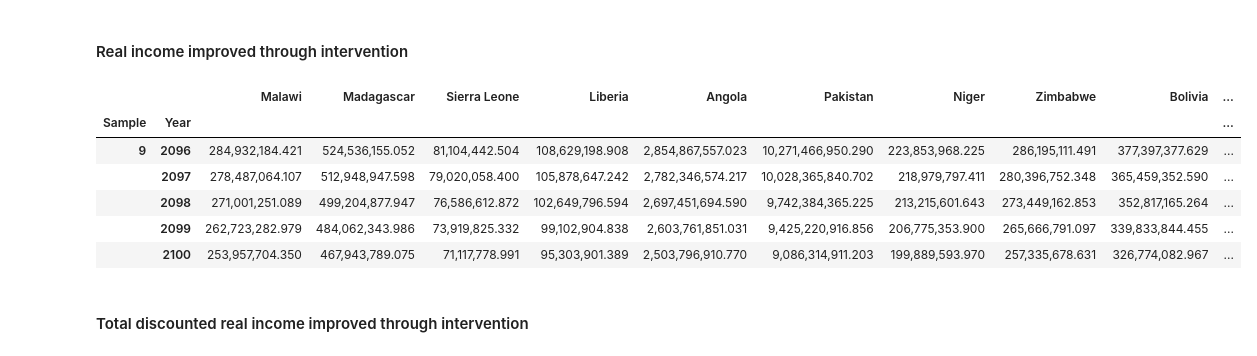
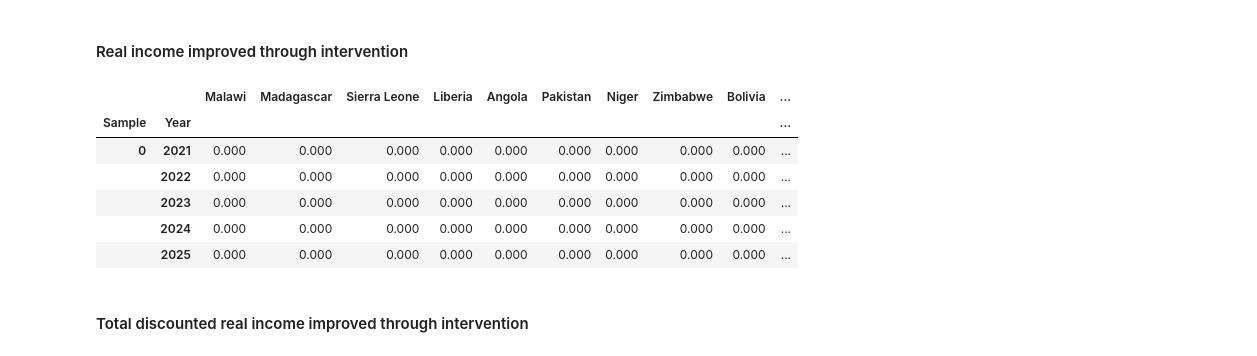
Before and after one commit to ordinaryevidence/leep-cea-2024, a Jupyter notebook: main.ipynb, the cells around one changed output. Saved outputs shown, nothing was run; the diff lists cells and outputs as text; code cells hidden in the pictures.

```diff
--- a/main.ipynb
+++ b/main.ipynb
@@ -309,7 +309,7 @@ PCT_OF_HOMES_PAINTED_INIT = PCT_OF_HOMES_PAINTED_URBAN*pct_population_urban + \
     PCT_OF_HOMES_PAINTED_RURAL*(1 - pct_population_urban)
 
 number_of_painted_homes = pd.DataFrame(
-    index=SAMPLE_YEAR_INDEX, columns=COUNTRIES)
+    index=SAMPLE_YEAR_INDEX, columns=COUNTRIES, dtype=np.float64)
 number_of_painted_homes.loc[idx[:, YEARS[0]], :] = \
     (number_of_homes.loc[YEARS[0]] * PCT_OF_HOMES_PAINTED_INIT).values
 
@@ -377,7 +377,7 @@ dtype: float64
 #### Number of homes repainted
 # %%
 number_of_homes_repainted = pd.DataFrame(
-    index=SAMPLE_YEAR_INDEX, columns=COUNTRIES)
+    index=SAMPLE_YEAR_INDEX, columns=COUNTRIES, dtype=np.float64)
 
 for year in YEARS[1:]:
     number_of_homes_repainted.loc[idx[:, year], :] = \
@@ -420,7 +420,7 @@ For each country, we estimate the proportion of paint within the coloured solven
 At the same time, because we only consider the contribution of the coloured solvent-based paint market to overall lead paint exposure, our approach is also at risk of underestimating the overall number of homes that contain lead paint. For simplicity, we ignore the contribution of both white paints and water-based paints, which on average are less likely to contain high levels of lead. However, evidence indicates that these types of paint may still, in some cases, contain high levels of lead. Across studies of solvent-based paints in the countries included in this CEA, 26% of white paints had lead content >90 ppm. In a study of water-based paints [in Nigeria](https://www.ncbi.nlm.nih.gov/pmc/articles/PMC6221508/), all tested samples had lead content >90 ppm. LEEP typically does not test the lead content of water-based paints, but has also identified high lead levels in some countries.
 # %%
 lead_market_share_of_colored_solvent_based_paint = pd.DataFrame(
-    index=SCENARIO_SAMPLE_YEAR_INDEX, columns=COUNTRIES)
+    index=SCENARIO_SAMPLE_YEAR_INDEX, columns=COUNTRIES, dtype=np.float64)
 
 for scenario in SCENARIOS:
     lead_market_share_of_colored_solvent_based_paint.loc[idx[scenario, :, YEARS[0]], :] = \
@@ -451,14 +451,14 @@ lead_market_share_of_colored_solvent_based_paint.head()
 # %%
 # TODO(drw): Verify that % of new painted homes is used here as an approx. of lead paint in existing homes
 PCT_OF_PAINTED_HOMES_WITH_LEAD_PAINT_INIT = pd.DataFrame(
-    index=SCENARIO_SAMPLE_INDEX, columns=COUNTRIES)
+    index=SCENARIO_SAMPLE_INDEX, columns=COUNTRIES, dtype=np.float64)
 for scenario in SCENARIOS:
     PCT_OF_PAINTED_HOMES_WITH_LEAD_PAINT_INIT.loc[idx[scenario, :], :] = \
         lead_market_share_of_colored_solvent_based_paint.loc[idx[scenario, :, YEARS[0]], :].mul(
         pct_of_new_painted_homes_that_use_some_colored_solvent_based_lead_paint, level=1, axis=0).values
 
 number_of_homes_with_lead_paint = pd.DataFrame(
-    index=SCENARIO_SAMPLE_YEAR_INDEX, columns=COUNTRIES)
+    index=SCENARIO_SAMPLE_YEAR_INDEX, columns=COUNTRIES, dtype=np.float64)
 
 for scenario in SCENARIOS:
     number_of_homes_with_lead_paint.loc[idx[scenario, :, YEARS[0]], :] = \
@@ -708,27 +708,27 @@ years_until_income_benefit_ends = 64
 # %%
 # TODO(drw): This assumes all births generate GDP per capita from 15-64, but should it account for mortality?
 real_income_improved_through_intervention = pd.DataFrame(
     0.0, index=SAMPLE_YEAR_INDEX, columns=COUNTRIES)
 
 for year in YEARS[years_until_income_benefit_starts:]:
     real_income_improved_through_intervention.loc[idx[:, year], :] = \
         births_with_averted_lead_paint_exposure_vs_counterfactual \
         .loc[idx[:, (year - years_until_income_benefit_ends):(year - years_until_income_benefit_starts)], :] \
         .groupby(level=0).sum() \
         .mul(earnings_impact_pct_from_living_in_a_home_with_lead_paint, axis=0) \
         .mul(real_gdp_per_capita_ppp.loc[year], axis=1) \
         .values
 
-real_income_improved_through_intervention.tail()
+real_income_improved_through_intervention.head()
 # real_income_improved_through_intervention.loc[idx[:, :], 'Pakistan'].unstack(level=-1).T.plot()
 # %% [output]
 |  |  | Malawi | Madagascar | Sierra Leone | Liberia | Angola | Pakistan | Niger | Zimbabwe | Bolivia | ... |
 | Sample | Year |  |  |  |  |  |  |  |  |  | ... |
-| 9 | 2096 | 284,932,184.421 | 524,536,155.052 | 81,104,442.504 | 108,629,198.908 | 2,854,867,557.023 | 10,271,466,950.290 | 223,853,968.225 | 286,195,111.491 | 377,397,377.629 | ... |
-|  | 2097 | 278,487,064.107 | 512,948,947.598 | 79,020,058.400 | 105,878,647.242 | 2,782,346,574.217 | 10,028,365,840.702 | 218,979,797.411 | 280,396,752.348 | 365,459,352.590 | ... |
-|  | 2098 | 271,001,251.089 | 499,204,877.947 | 76,586,612.872 | 102,649,796.594 | 2,697,451,694.590 | 9,742,384,365.225 | 213,215,601.643 | 273,449,162.853 | 352,817,165.264 | ... |
-|  | 2099 | 262,723,282.979 | 484,062,343.986 | 73,919,825.332 | 99,102,904.838 | 2,603,761,851.031 | 9,425,220,916.856 | 206,775,353.900 | 265,666,791.097 | 339,833,844.455 | ... |
-|  | 2100 | 253,957,704.350 | 467,943,789.075 | 71,117,778.991 | 95,303,901.389 | 2,503,796,910.770 | 9,086,314,911.203 | 199,889,593.970 | 257,335,678.631 | 326,774,082.967 | ... |
+| 0 | 2021 | 0.000 | 0.000 | 0.000 | 0.000 | 0.000 | 0.000 | 0.000 | 0.000 | 0.000 | ... |
+|  | 2022 | 0.000 | 0.000 | 0.000 | 0.000 | 0.000 | 0.000 | 0.000 | 0.000 | 0.000 | ... |
+|  | 2023 | 0.000 | 0.000 | 0.000 | 0.000 | 0.000 | 0.000 | 0.000 | 0.000 | 0.000 | ... |
+|  | 2024 | 0.000 | 0.000 | 0.000 | 0.000 | 0.000 | 0.000 | 0.000 | 0.000 | 0.000 | ... |
+|  | 2025 | 0.000 | 0.000 | 0.000 | 0.000 | 0.000 | 0.000 | 0.000 | 0.000 | 0.000 | ... |
 # %% [markdown]
 #### Total discounted real income improved through intervention
 # %%
```
Also changed, not shown: parts of 23 cells of this notebook.
